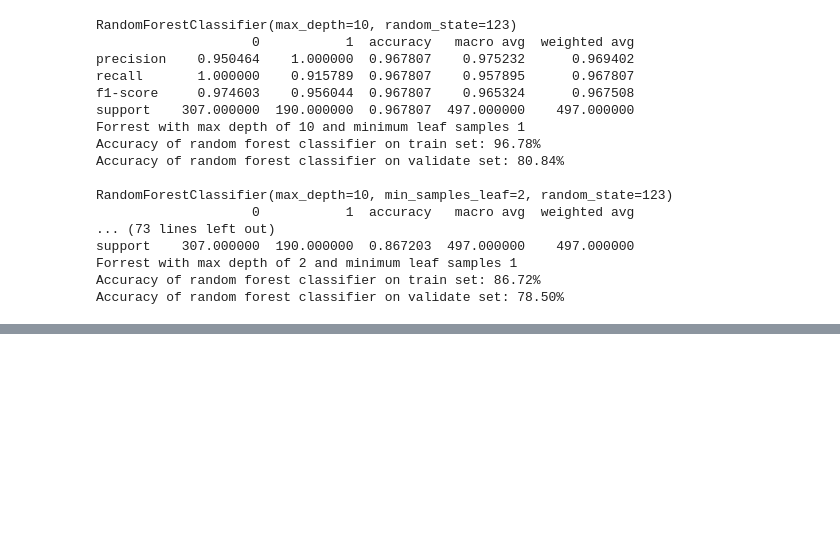
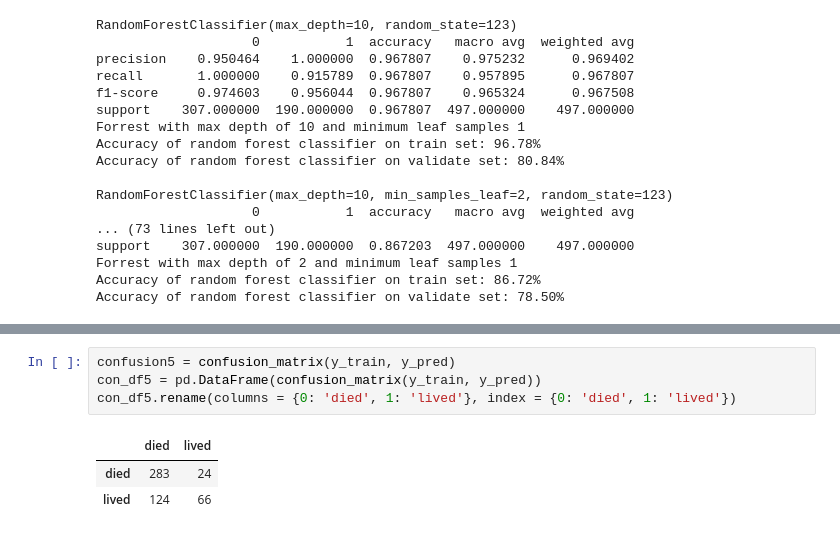
Before and after one commit to Marley-C-Robinson-99/classification-exercises, a Jupyter notebook: Model.ipynb, the cells around one changed output, grey strips where cells are left out. Drawn from its saved outputs; the diff is of its cells as text; blank space fills up the shorter version.

```diff
--- a/Model.ipynb
+++ b/Model.ipynb
@@ -495,0 +595,8 @@ Accuracy of random forest classifier on validate set: 78.50%
+# %%
+confusion5 = confusion_matrix(y_train, y_pred)
+con_df5 = pd.DataFrame(confusion_matrix(y_train, y_pred))
+con_df5.rename(columns = {0: 'died', 1: 'lived'}, index = {0: 'died', 1: 'lived'})
+# %% [output]
+|  | died | lived |
+| died | 283 | 24 |
+| lived | 124 | 66 |
```
Also changed, not shown: parts of 53 cells of this notebook, 1 other file.
